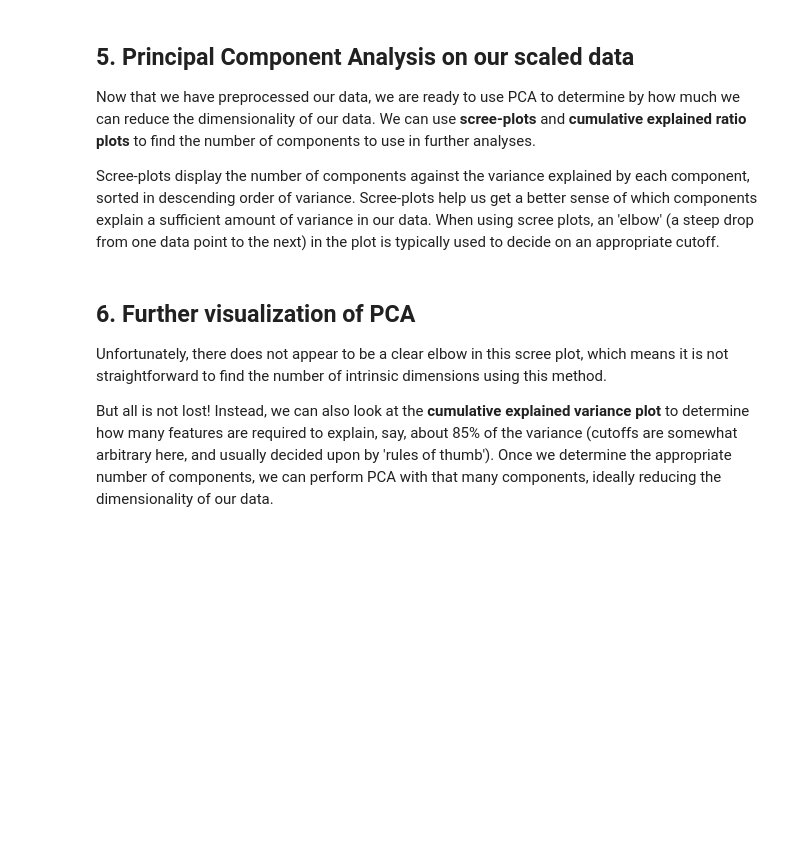
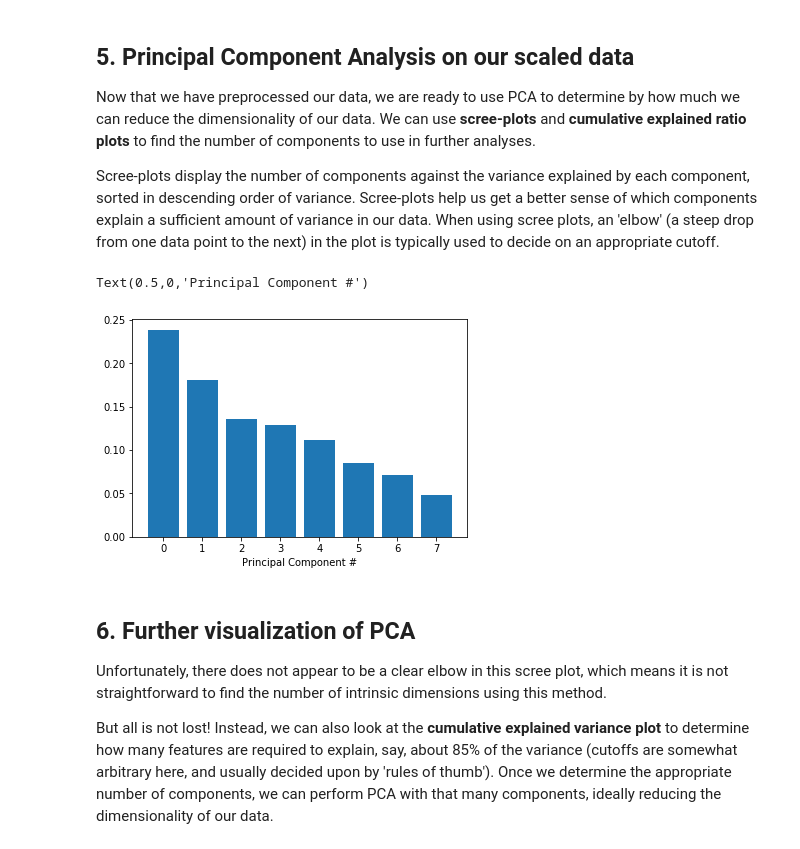
Before and after one commit to at-it/Classify_song_genres_from_audio_data, a Jupyter notebook: notebook.ipynb, the cells around one changed output. Cells and saved outputs as stored; diff of their text form; code cells hidden in the pictures; blank space fills up the shorter version.

Commit message:
Completion of the model

```diff
--- a/notebook.ipynb
+++ b/notebook.ipynb
@@ -11,14 +11,13 @@ import pandas as pd
 
 # Read in track metadata with genre labels
 tracks = pd.read_csv('datasets/fma-rock-vs-hiphop.csv')
-tracks.to_csv()
 
 # Read in track metrics with the features
-# echonest_metrics = ...
+echonest_metrics = pd.read_json('datasets/echonest-metrics.json', precise_float = True)
 
 # Merge the relevant columns of tracks and echonest_metrics
-# echo_tracks = ...
+echo_tracks = echonest_metrics.merge(tracks[['track_id', 'genre_top']], on='track_id', how='inner')
 
 # Inspect the resultant dataframe
-# ...
+echo_tracks.info()
 # %% [output]
@@ -44,15 +66,16 @@ AttributeError: 'ellipsis' object has no attribute 'style'
 # %%
 # Import train_test_split function and Decision tree classifier
 # ... YOUR CODE ...
+from sklearn.model_selection import train_test_split
 
 # Create features
-features = ...
+features = echo_tracks.drop(['track_id', 'genre_top'], axis=1).values
 
 # Create labels
-labels = ...
+labels = echo_tracks['genre_top']
 
 # Split our data
-train_features, test_features, train_labels, test_labels = ...
+train_features, test_features, train_labels, test_labels = train_test_split(features, labels, random_state=10)
 # %% [markdown]
 ## 4. Normalizing the feature data
 <p>As mentioned earlier, it can be particularly useful to simplify our models and use as few features as necessary to achieve the best result. Since we didn't find any particular strong correlations between our features, we can instead use a common approach to reduce the number of features called <strong>principal component analysis (PCA)</strong>. </p>
@@ -60,14 +83,14 @@ train_features, test_features, train_labels, test_labels = ...
 <p>However, since PCA uses the absolute variance of a feature to rotate the data, a feature with a broader range of values will overpower and bias the algorithm relative to the other features. To avoid this, we must first normalize our train and test features. There are a few methods to do this, but a common way is through <em>standardization</em>, such that all features have a mean = 0 and standard deviation = 1 (the resultant is a z-score). </p>
 # %%
 # Import the StandardScaler
-...
+from sklearn.preprocessing import StandardScaler
 
 # Scale the features and set the values to a new variable
-scaler = ...
+scaler = StandardScaler()
 
 # Scale train_features and test_features
-scaled_train_features = ...
-scaled_test_features = ...
+scaled_train_features = scaler.fit_transform(train_features)
+scaled_test_features = scaler.transform(test_features)
 # %% [markdown]
 ## 5. Principal Component Analysis on our scaled data
 <p>Now that we have preprocessed our data, we are ready to use PCA to determine by how much we can reduce the dimensionality of our data. We can use <strong>scree-plots</strong> and <strong>cumulative explained ratio plots</strong> to find the number of components to use in further analyses.</p>
@@ -75,19 +98,25 @@ scaled_test_features = ...
 # %%
 # This is just to make plots appear in the notebook
 %matplotlib inline
 
 # Import our plotting module, and PCA class
 #... YOUR CODE ...
+import matplotlib.pyplot as plt
+import numpy as np
+from sklearn.decomposition import PCA
 
 # Get our explained variance ratios from PCA using all features
-pca = ...
-...
-exp_variance = ...
+pca = PCA()
+pca.fit(scaled_train_features)
+exp_variance = pca.explained_variance_ratio_
 
 # plot the explained variance using a barplot
 fig, ax = plt.subplots()
-ax.bar(..., ...)
+ax.bar(np.arange(pca.n_components_), exp_variance)
 ax.set_xlabel('Principal Component #')
+# %% [output]
+Text(0.5,0,'Principal Component #')
+[figure, added]
 # %% [markdown]
 ## 6. Further visualization of PCA
 <p>Unfortunately, there does not appear to be a clear elbow in this scree plot, which means it is not straightforward to find the number of intrinsic dimensions using this method. </p>
```
Also changed, not shown: parts of 10 cells of this notebook.
